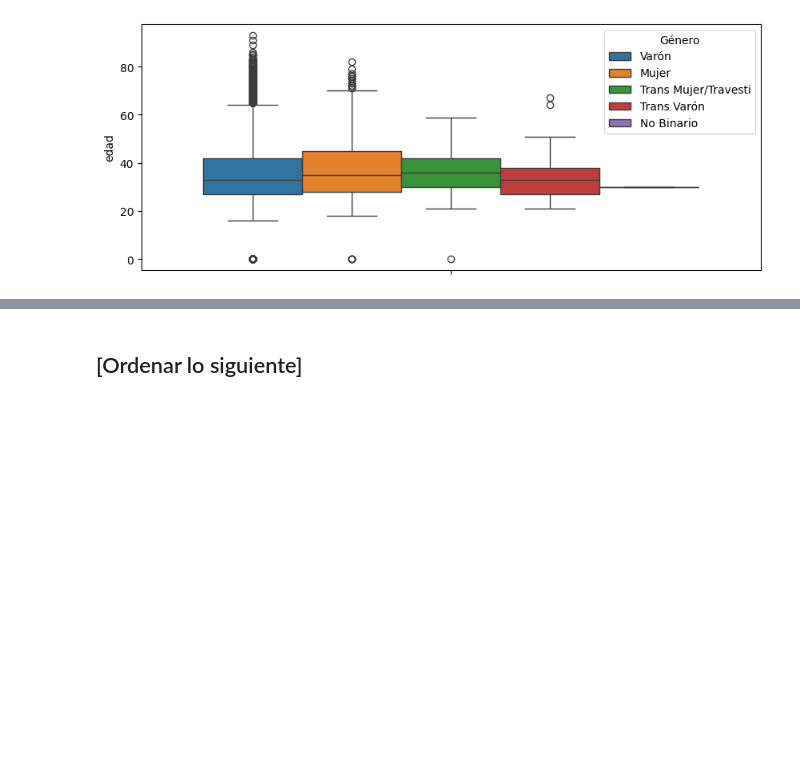
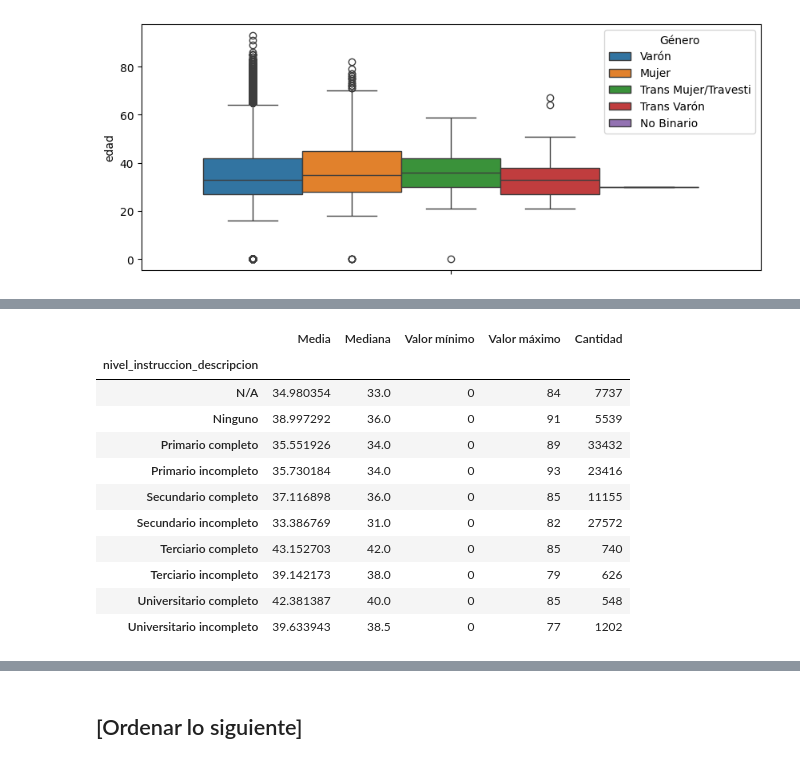
Before and after one commit to gasper-az/CEIA_Analisis_de_datos, a Jupyter notebook: trabajos_practicos/resolucion_tp_01/tp_01.ipynb, the cells around one changed output, grey strips where cells are left out. Saved outputs shown, nothing was run; the diff lists cells and outputs as text; code cells hidden in the pictures; blank space fills up the shorter version.

```diff
--- a/trabajos_practicos/resolucion_tp_01/tp_01.ipynb
+++ b/trabajos_practicos/resolucion_tp_01/tp_01.ipynb
@@ -1291,0 +1379,15 @@ graficar_boxplot(df_sneep_no_ids_csv, col="edad", col_division="genero_descripci
+# %%
+agrupar_por_columnas_info_aggregation(df_sneep_no_ids_csv, ["nivel_instruccion_descripcion"], fn_to_apply=fill_na_as_string_lambda, info_from_col="edad", agg=agg_mean_median_min_max_count)
+# %% [output]
+|  | Media | Mediana | Valor mínimo | Valor máximo | Cantidad |
+| nivel_instruccion_descripcion |  |  |  |  |  |
+| N/A | 34.980354 | 33.0 | 0 | 84 | 7737 |
+| Ninguno | 38.997292 | 36.0 | 0 | 91 | 5539 |
+| Primario completo | 35.551926 | 34.0 | 0 | 89 | 33432 |
+| Primario incompleto | 35.730184 | 34.0 | 0 | 93 | 23416 |
+| Secundario completo | 37.116898 | 36.0 | 0 | 85 | 11155 |
+| Secundario incompleto | 33.386769 | 31.0 | 0 | 82 | 27572 |
+| Terciario completo | 43.152703 | 42.0 | 0 | 85 | 740 |
+| Terciario incompleto | 39.142173 | 38.0 | 0 | 79 | 626 |
+| Universitario completo | 42.381387 | 40.0 | 0 | 85 | 548 |
+| Universitario incompleto | 39.633943 | 38.5 | 0 | 77 | 1202 |
```
Also changed, not shown: parts of 11 cells of this notebook.
